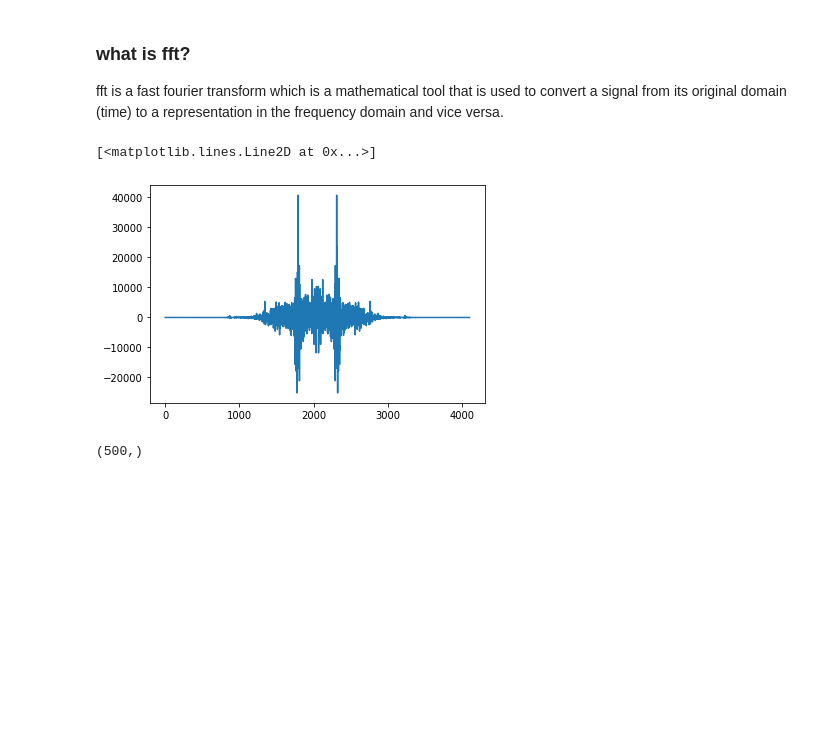
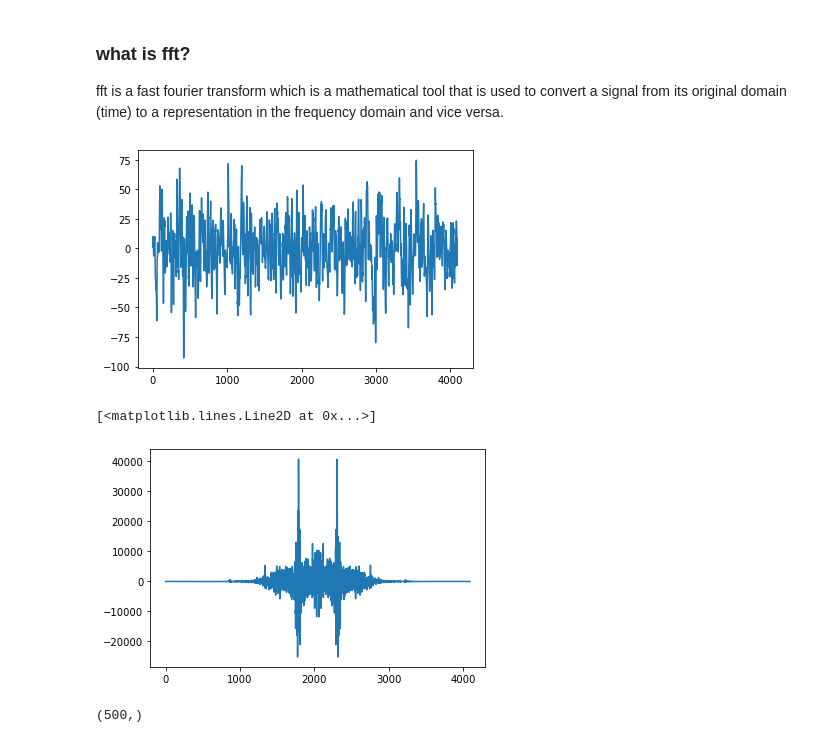
Before and after one commit to DevNerds2020/EEG-signals-machine-learning, a Jupyter notebook: pre-proc.ipynb, the cells around one changed output. Drawn from its saved outputs; the diff is of its cells as text; code cells hidden in the pictures; blank space fills up the shorter version.

```diff
--- a/pre-proc.ipynb
+++ b/pre-proc.ipynb
@@ -173,10 +184,13 @@ fft is a fast fourier transform which is a mathematical tool that is used to con
 # %%
 res_fft = np.fft.fftshift(np.fft.fft(x))
 # %%
+plt.plot(x[0])
+plt.show()
 plt.plot(res_fft[0])
 # %% [output]
+[figure, new version]
 [<matplotlib.lines.Line2D at 0x...>]
-[figure, old version]
+[figure, added]
 # %%
 fft_abs = np.abs(res_fft)
 fft_mean = np.mean(fft_abs, axis=1)
```
Also changed, not shown: parts of 46 cells of this notebook.
